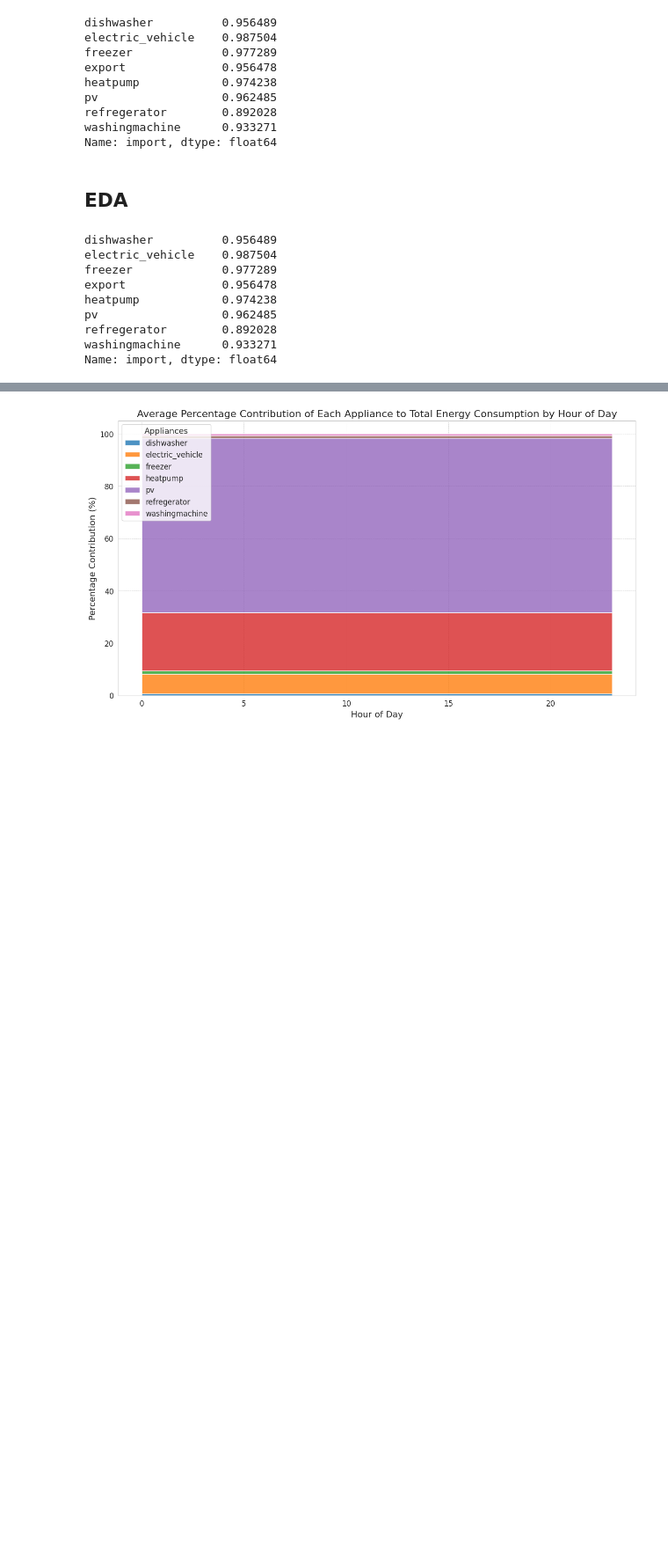
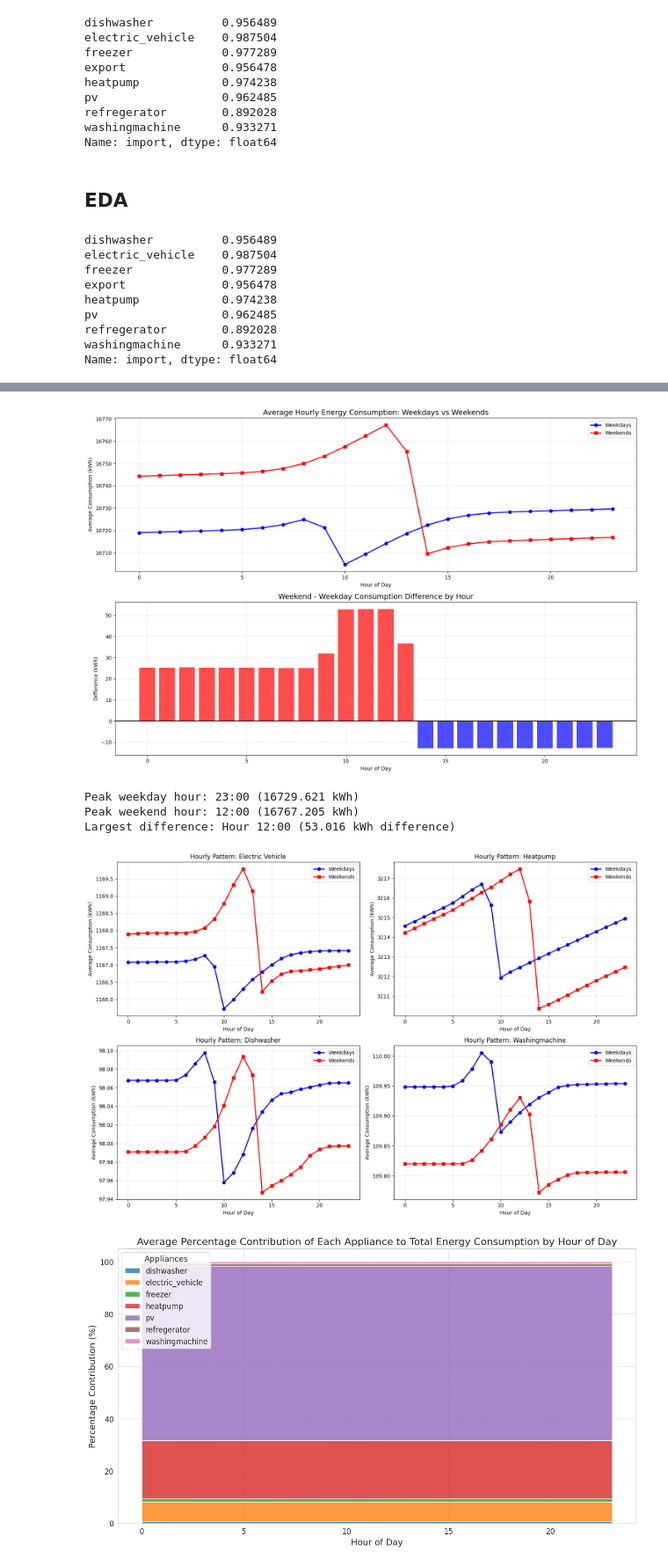
Before and after one commit to shamo1/household-energy-consumption-patterns, a Jupyter notebook: notebooks/household_energy_analysis.ipynb, the cells around one changed output, grey strips where cells are left out. Shown at 88% size. Saved outputs shown, nothing was run; the diff lists cells and outputs as text; code cells hidden in the pictures; blank space fills up the shorter version.

```diff
--- a/notebooks/household_energy_analysis.ipynb
+++ b/notebooks/household_energy_analysis.ipynb
@@ -488,3 +543,74 @@ plt.show()
+# %%
+# Additional Analysis: Hourly Patterns - Weekdays vs Weekends
+# This will show clear behavioral differences
+
+# Calculate total energy consumption first
+df_clean['total_energy_consumption'] = df_clean[appliances].sum(axis=1)
+
+# Recalculate weekdays and weekends with the updated dataframe
+weekdays = df_clean[df_clean['day_of_week'] <= 4]
+weekends = df_clean[df_clean['day_of_week'] >= 5]
+
+plt.figure(figsize=(15, 10))
+
+# Calculate average consumption by hour for weekdays and weekends
+weekday_hourly = weekdays.groupby(weekdays['utc_timestamp'].dt.hour)['total_energy_consumption'].mean()
+weekend_hourly = weekends.groupby(weekends['utc_timestamp'].dt.hour)['total_energy_consumption'].mean()
+
+plt.subplot(2, 1, 1)
+plt.plot(weekday_hourly.index, weekday_hourly.values, 'b-', linewidth=2, label='Weekdays', marker='o')
+plt.plot(weekend_hourly.index, weekend_hourly.values, 'r-', linewidth=2, label='Weekends', marker='s')
+plt.title('Average Hourly Energy Consumption: Weekdays vs Weekends', fontsize=14)
+plt.xlabel('Hour of Day')
+plt.ylabel('Average Consumption (kWh)')
+plt.legend()
+plt.grid(True, alpha=0.3)
+
+# Show the difference
+plt.subplot(2, 1, 2)
+consumption_diff = weekend_hourly - weekday_hourly
+colors = ['red' if x > 0 else 'blue' for x in consumption_diff]
+plt.bar(consumption_diff.index, consumption_diff.values, color=colors, alpha=0.7)
+plt.title('Weekend - Weekday Consumption Difference by Hour', fontsize=14)
+plt.xlabel('Hour of Day')
+plt.ylabel('Difference (kWh)')
+plt.grid(True, alpha=0.3)
+plt.axhline(y=0, color='black', linestyle='-', alpha=0.8)
+
+plt.tight_layout()
+plt.show()
+
+# Print some statistics
+print(f"Peak weekday hour: {weekday_hourly.idxmax()}:00 ({weekday_hourly.max():.3f} kWh)")
+print(f"Peak weekend hour: {weekend_hourly.idxmax()}:00 ({weekend_hourly.max():.3f} kWh)")
+print(f"Largest difference: Hour {consumption_diff.abs().idxmax()}:00 ({consumption_diff.abs().max():.3f} kWh difference)")
+
+# Show hourly patterns for key appliances
+fig, axes = plt.subplots(2, 2, figsize=(15, 10))
+key_appliances = ['electric_vehicle', 'heatpump', 'dishwasher', 'washingmachine']
+
+for i, appliance in enumerate(key_appliances):
+    ax = axes[i//2, i%2]
+
+    weekday_app_hourly = weekdays.groupby(weekdays['utc_timestamp'].dt.hour)[appliance].mean()
+    weekend_app_hourly = weekends.groupby(weekends['utc_timestamp'].dt.hour)[appliance].mean()
+
+    ax.plot(weekday_app_hourly.index, weekday_app_hourly.values, 'b-', linewidth=2, label='Weekdays', marker='o')
+    ax.plot(weekend_app_hourly.index, weekend_app_hourly.values, 'r-', linewidth=2, label='Weekends', marker='s')
+    ax.set_title(f'Hourly Pattern: {appliance.replace("_", " ").title()}')
+    ax.set_xlabel('Hour of Day')
+    ax.set_ylabel('Average Consumption (kWh)')
+    ax.legend()
+    ax.grid(True, alpha=0.3)
+
+plt.tight_layout()
+plt.show()
+# %% [output]
+[figure, added]
+Peak weekday hour: 23:00 (16729.621 kWh)
+Peak weekend hour: 12:00 (16767.205 kWh)
+Largest difference: Hour 12:00 (53.016 kWh difference)
+[figure, added]
 # %%
 df_clean['utc_timestamp'] = pd.to_datetime(df_clean['utc_timestamp'])
 df_clean['day_of_week'] = df_clean['utc_timestamp'].dt.dayofweek  # Monday=0, Sunday=6
```
Also changed, not shown: parts of 10 cells of this notebook, 26 other files.
